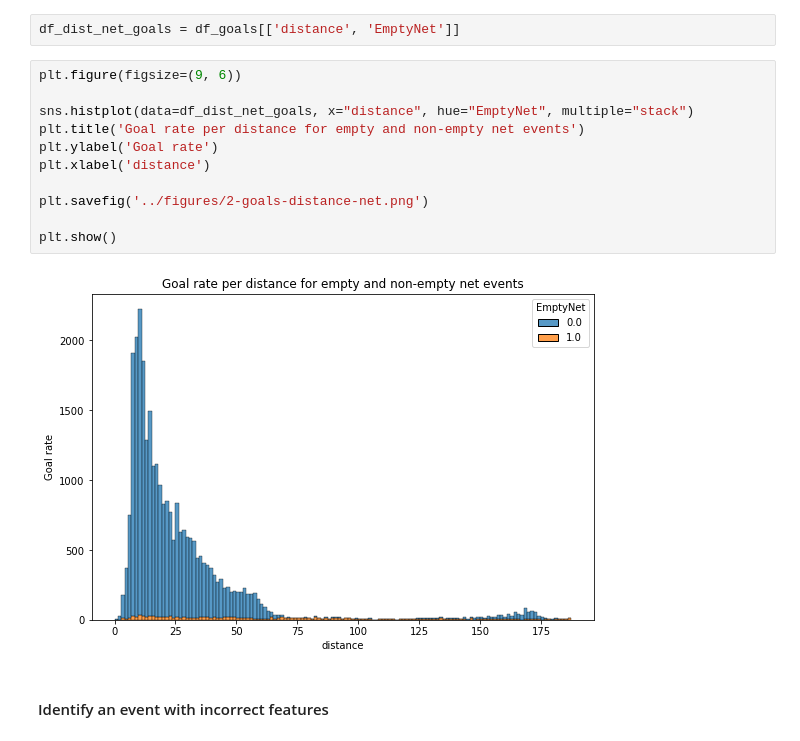
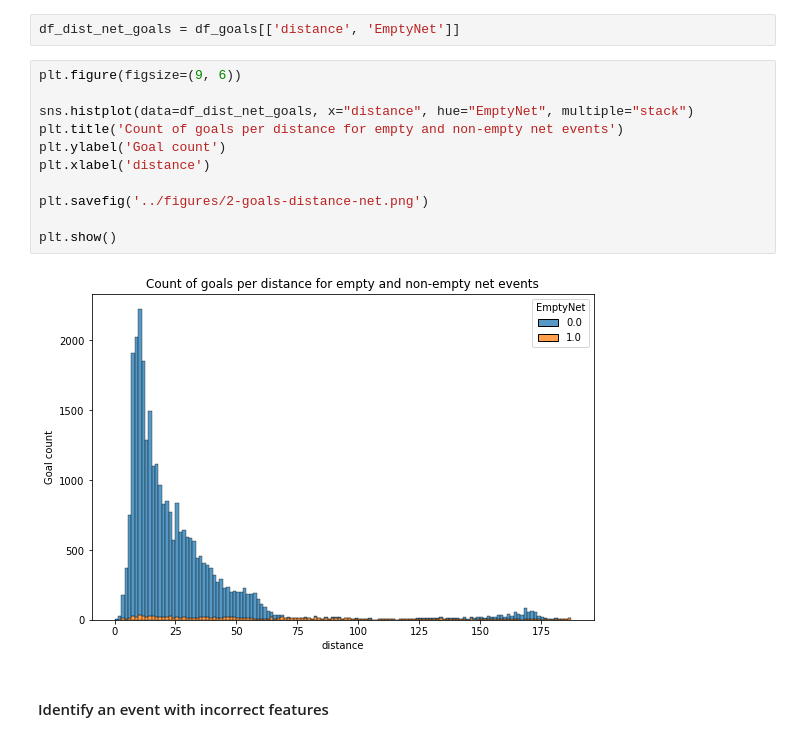
Before and after one commit to sorinmuchi/IFT6758, a Jupyter notebook: notebooks/2-FeatureEngineering-I.ipynb, the cells around one changed output. Cells and saved outputs as stored; diff of their text form.

```diff
--- a/notebooks/2-FeatureEngineering-I.ipynb
+++ b/notebooks/2-FeatureEngineering-I.ipynb
@@ -162,16 +162,16 @@ df_dist_net_goals = df_goals[['distance', 'EmptyNet']]
 # %%
 plt.figure(figsize=(9, 6))
 
 sns.histplot(data=df_dist_net_goals, x="distance", hue="EmptyNet", multiple="stack")
-plt.title('Goal rate per distance for empty and non-empty net events')
-plt.ylabel('Goal rate')
+plt.title('Count of goals per distance for empty and non-empty net events')
+plt.ylabel('Goal count')
 plt.xlabel('distance')
 
 plt.savefig('../figures/2-goals-distance-net.png')
 
 plt.show()
 # %% [output]
-[figure, old version]
+[figure, new version]
 # %% [markdown]
 #### Identify an event with incorrect features
 # %% [markdown]
```
Also changed, not shown: parts of 2 cells of this notebook, 2 other files.
